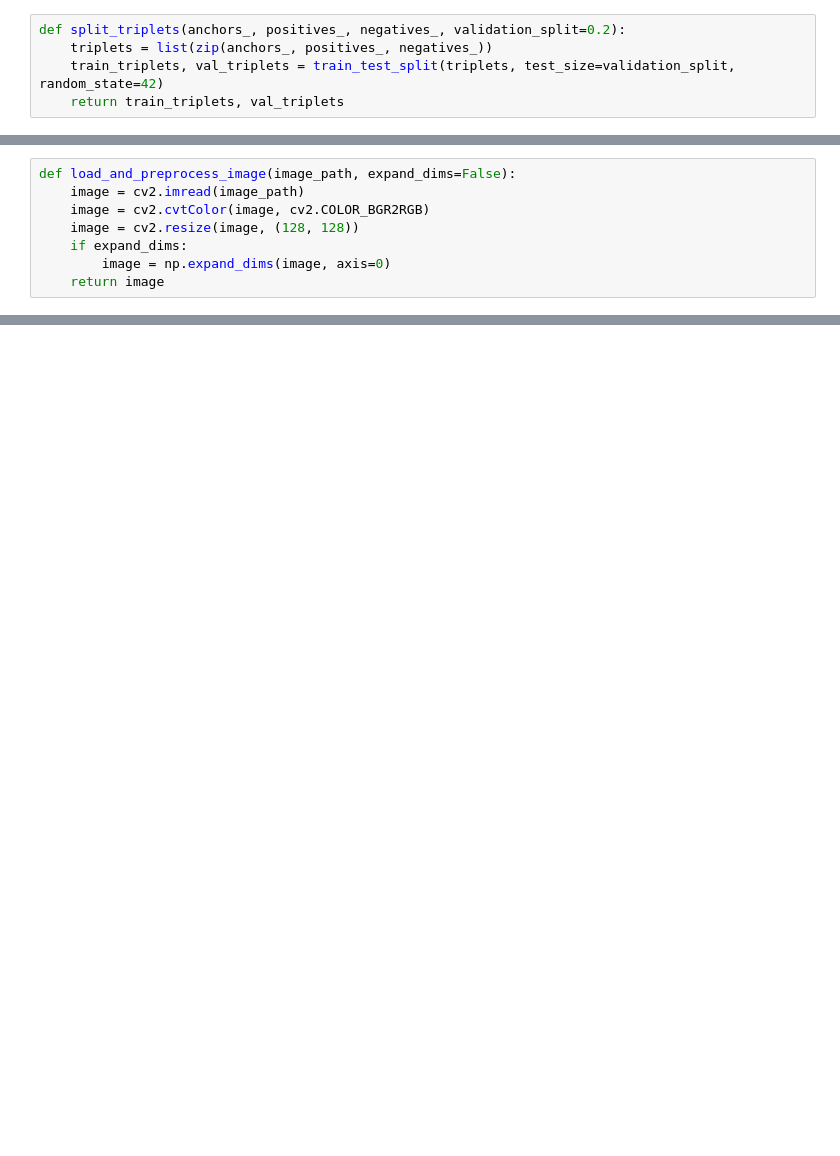
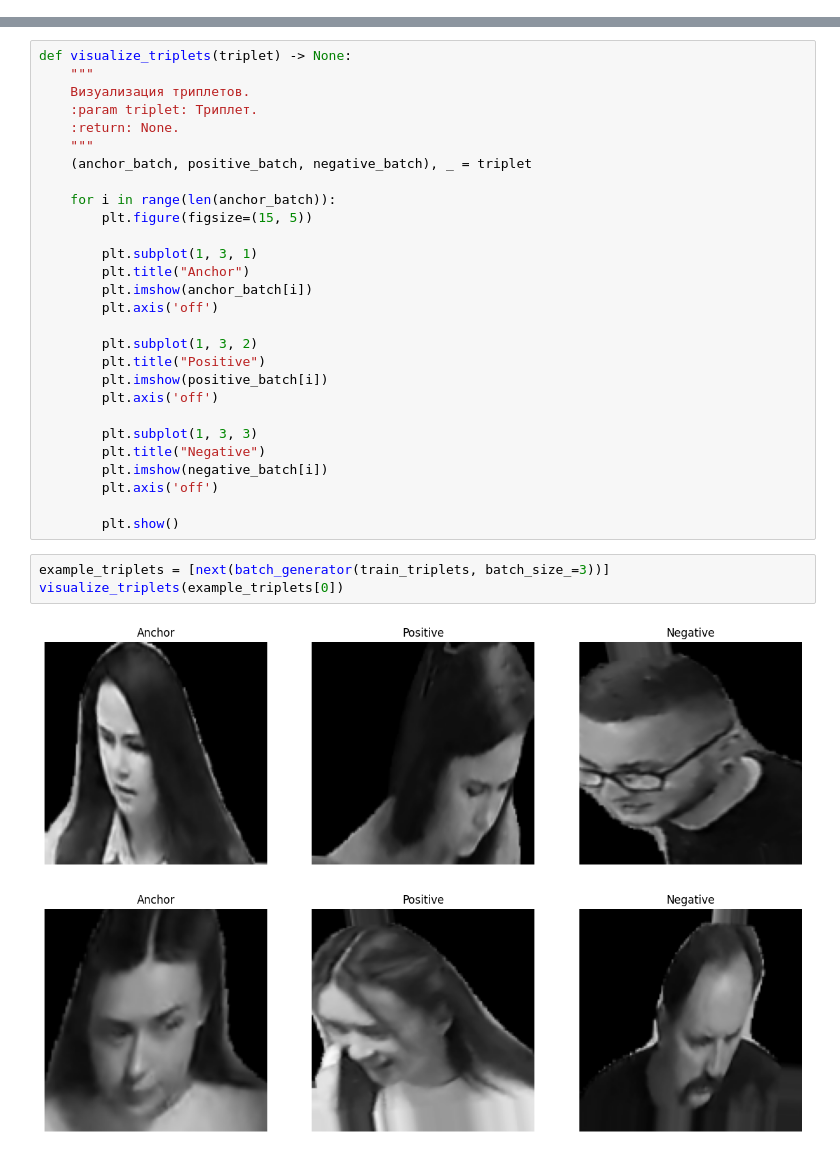
Before and after one commit to Tarasqua/prime_human_recognition, a Jupyter notebook: source/face_recognition.ipynb, the cells around one changed output, grey strips where cells are left out. Drawn from its saved outputs; the diff is of its cells as text; blank space fills up the shorter version.

```diff
--- a/source/face_recognition.ipynb
+++ b/source/face_recognition.ipynb
@@ -138,5 +107,0 @@ anchors, positives, negatives = triplets(person_folders)
-# %%
-def split_triplets(anchors_, positives_, negatives_, validation_split=0.2):
-    triplets = list(zip(anchors_, positives_, negatives_))
-    train_triplets, val_triplets = train_test_split(triplets, test_size=validation_split, random_state=42)
-    return train_triplets, val_triplets
@@ -150,8 +125,0 @@ len(train_triplets), len(val_triplets)
-# %%
-def load_and_preprocess_image(image_path, expand_dims=False):
-    image = cv2.imread(image_path)
-    image = cv2.cvtColor(image, cv2.COLOR_BGR2RGB)
-    image = cv2.resize(image, (128, 128))
-    if expand_dims:
-        image = np.expand_dims(image, axis=0)
-    return image
@@ -549,0 +197,34 @@ print(f'Negative similarity: {negative_similarity}')
+# %%
+def visualize_triplets(triplet) -> None:
+    """
+    Визуализация триплетов.
+    :param triplet: Триплет.
+    :return: None.
+    """
+    (anchor_batch, positive_batch, negative_batch), _ = triplet
+
+    for i in range(len(anchor_batch)):
+        plt.figure(figsize=(15, 5))
+
+        plt.subplot(1, 3, 1)
+        plt.title("Anchor")
+        plt.imshow(anchor_batch[i])
+        plt.axis('off')
+
+        plt.subplot(1, 3, 2)
+        plt.title("Positive")
+        plt.imshow(positive_batch[i])
+        plt.axis('off')
+
+        plt.subplot(1, 3, 3)
+        plt.title("Negative")
+        plt.imshow(negative_batch[i])
+        plt.axis('off')
+
+        plt.show()
+# %%
+example_triplets = [next(batch_generator(train_triplets, batch_size_=3))]
+visualize_triplets(example_triplets[0])
+# %% [output]
+[figure, added]
+[figure, added]
```
Also changed, not shown: parts of 58 cells of this notebook, 2 other files.
